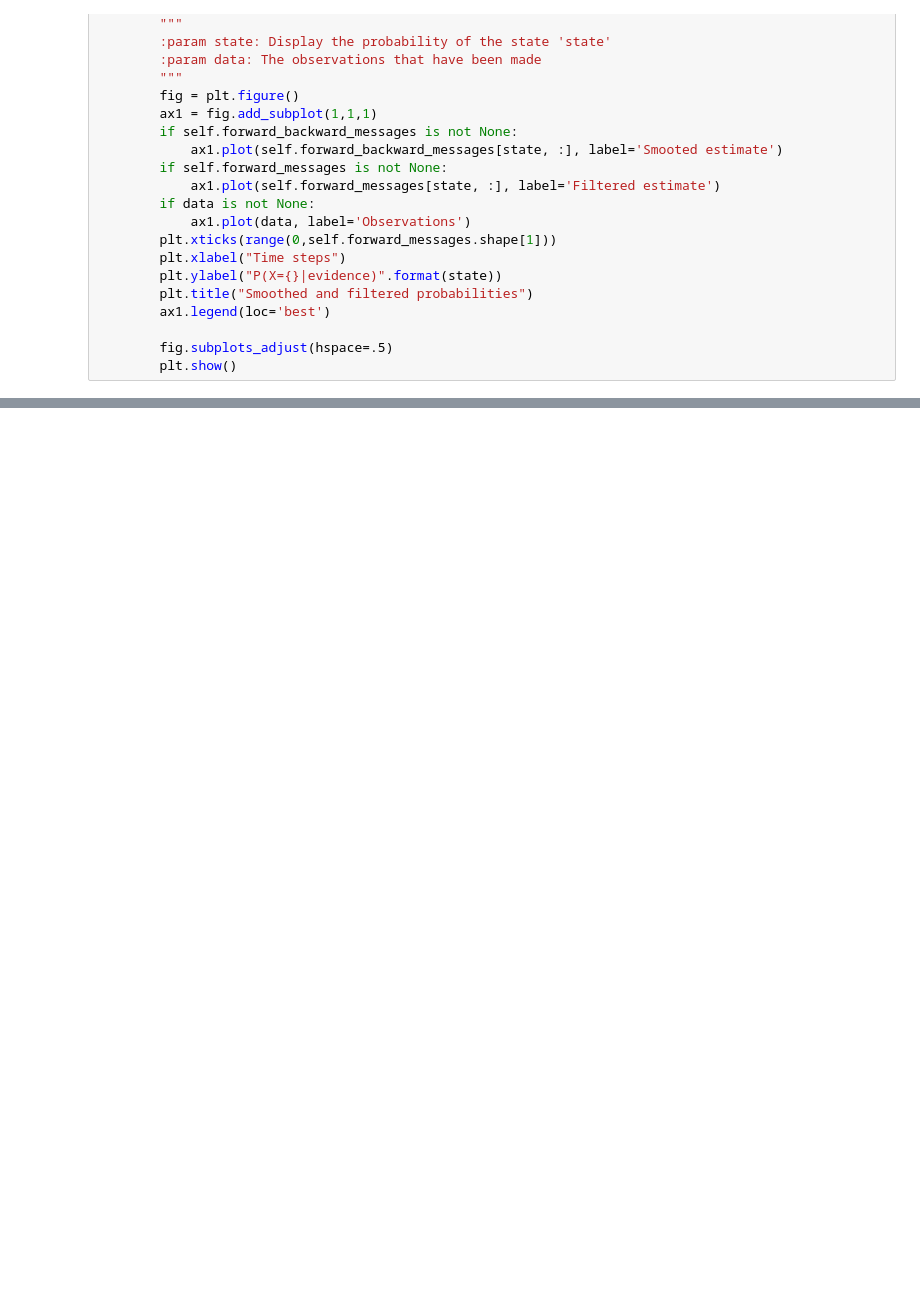
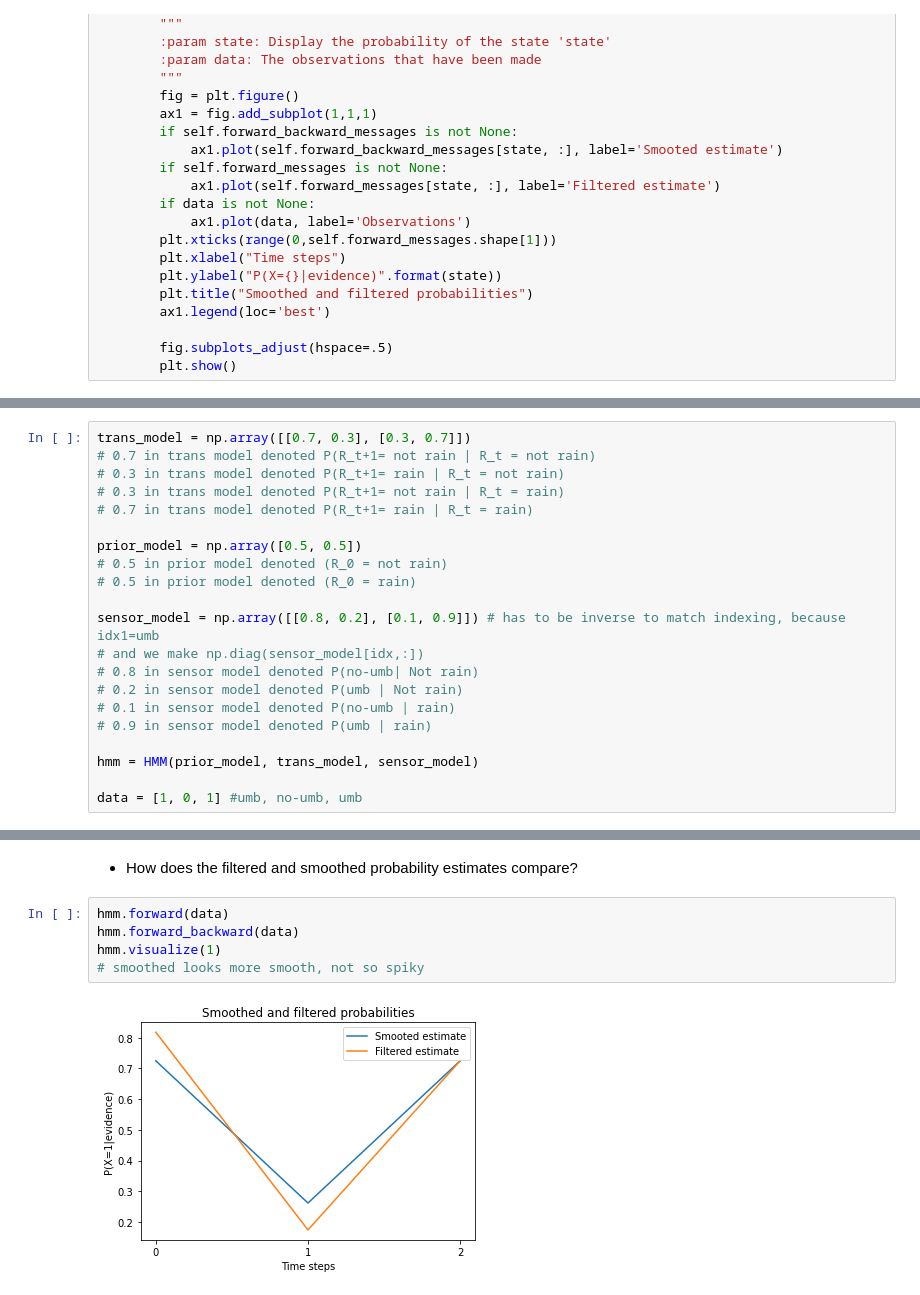
Before and after one commit to KuskIV/ml_exam_notes, a Jupyter notebook: selfstudy/09.ipynb, the cells around one changed output, grey strips where cells are left out. Saved outputs shown, nothing was run; the diff lists cells and outputs as text; blank space fills up the shorter version.

```diff
--- a/selfstudy/09.ipynb
+++ b/selfstudy/09.ipynb
@@ -160,0 +170,21 @@ hmm.visualize(1)
+# %%
+trans_model = np.array([[0.7, 0.3], [0.3, 0.7]])
+# 0.7 in trans model denoted P(R_t+1= not rain | R_t = not rain)
+# 0.3 in trans model denoted P(R_t+1= rain | R_t = not rain)
+# 0.3 in trans model denoted P(R_t+1= not rain | R_t = rain)
+# 0.7 in trans model denoted P(R_t+1= rain | R_t = rain)
+
+prior_model = np.array([0.5, 0.5])
+# 0.5 in prior model denoted (R_0 = not rain)
+# 0.5 in prior model denoted (R_0 = rain)
+
+sensor_model = np.array([[0.8, 0.2], [0.1, 0.9]]) # has to be inverse to match indexing, because idx1=umb
+# and we make np.diag(sensor_model[idx,:])
+# 0.8 in sensor model denoted P(no-umb| Not rain)
+# 0.2 in sensor model denoted P(umb | Not rain)
+# 0.1 in sensor model denoted P(no-umb | rain)
+# 0.9 in sensor model denoted P(umb | rain)
+
+hmm = HMM(prior_model, trans_model, sensor_model)
+
+data = [1, 0, 1] #umb, no-umb, umb
@@ -160,0 +235,9 @@ hmm.visualize(1)
+# %% [markdown]
+- How does the filtered and smoothed probability estimates compare?
+# %%
+hmm.forward(data)
+hmm.forward_backward(data)
+hmm.visualize(1)
+# smoothed looks more smooth, not so spiky
+# %% [output]
+[figure, added]
```
Also changed, not shown: parts of 31 cells of this notebook, 3 other files.
